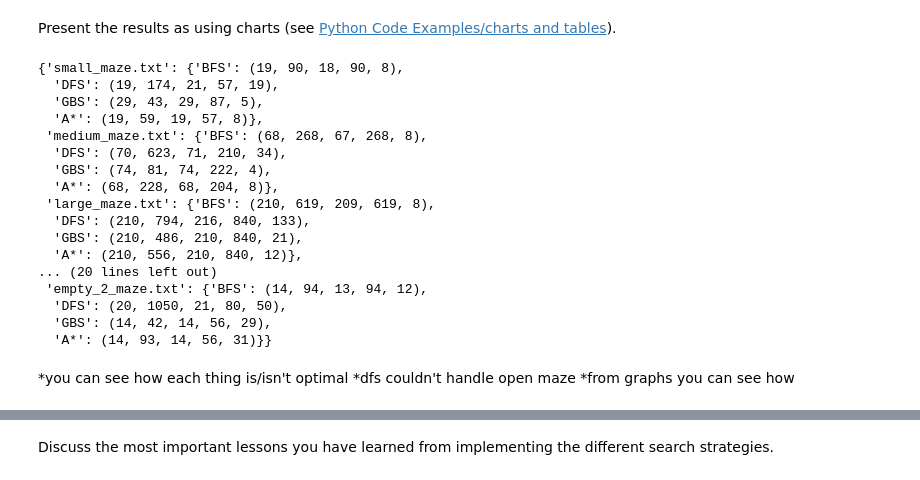
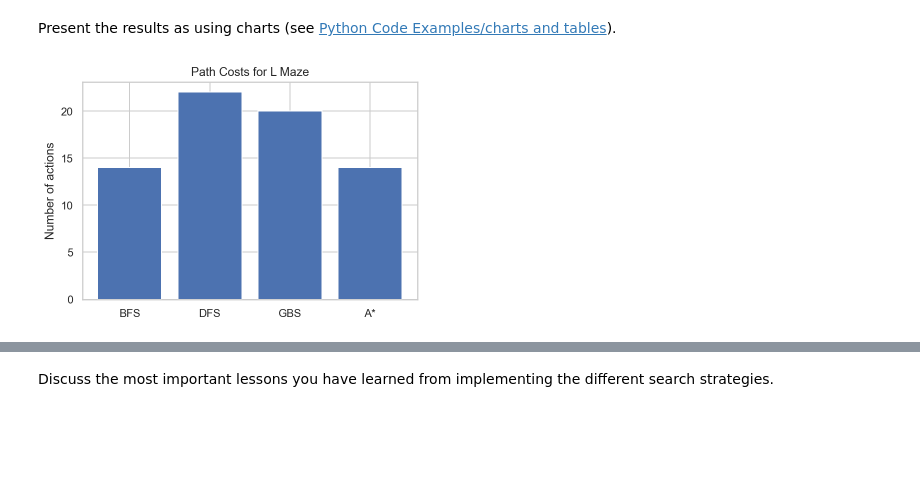
Before and after one commit to kirkwat/artificial-intelligence, a Jupyter notebook: assignment_3/Assignment_3.ipynb, the cells around one changed output, grey strips where cells are left out. Drawn from its saved outputs; the diff is of its cells as text; code cells hidden in the pictures; blank space fills up the shorter version.

```diff
--- a/assignment_3/Assignment_3.ipynb
+++ b/assignment_3/Assignment_3.ipynb
@@ -477,7 +479,7 @@ file_names = ["small_maze.txt","medium_maze.txt","large_maze.txt",
               "wall_maze.txt","open_maze.txt","loops_maze.txt",
               "L_maze.txt","empty_maze.txt","empty_2_maze.txt"]
 
-dfs_limits = [20,70,215,20,14,25,20,20,20]
+dfs_limits = [20,70,215,20,14,25,21,20,20]
 limit_index=0
 
 for file in file_names:
@@ -591,31 +593,22 @@ MAZE: loops_maze.txt
 ... (6 outputs left out)
 # %% [markdown]
 Present the results as using charts (see [Python Code Examples/charts and tables](../Python_Code_Examples/charts_and_tables.ipynb)).
-# %%
-#WHAT TO GRAPH
-    #a graph comparing paths for given maze
-    #a graph comparing explored for a given maze
-
-maze_results
-# %% [output]
-{'small_maze.txt': {'BFS': (19, 90, 18, 90, 8),
-  'DFS': (19, 174, 21, 57, 19),
-  'GBS': (29, 43, 29, 87, 5),
-  'A*': (19, 59, 19, 57, 8)},
- 'medium_maze.txt': {'BFS': (68, 268, 67, 268, 8),
-  'DFS': (70, 623, 71, 210, 34),
-  'GBS': (74, 81, 74, 222, 4),
-  'A*': (68, 228, 68, 204, 8)},
- 'large_maze.txt': {'BFS': (210, 619, 209, 619, 8),
-  'DFS': (210, 794, 216, 840, 133),
-  'GBS': (210, 486, 210, 840, 21),
-  'A*': (210, 556, 210, 840, 12)},
-... (20 lines left out)
- 'empty_2_maze.txt': {'BFS': (14, 94, 13, 94, 12),
-  'DFS': (20, 1050, 21, 80, 50),
-  'GBS': (14, 42, 14, 56, 29),
-  'A*': (14, 93, 14, 56, 31)}}
-# %% [markdown]
-*you can see how each thing is/isn't optimal
-*dfs couldn't handle open maze
-*from graphs you can see how
+# %%
+L_paths=dict()
+#get search paths for L_maze.txt
+for search in maze_results["L_maze.txt"]:
+    L_paths[search]=maze_results["L_maze.txt"][search][0]
+
+import matplotlib.pyplot as plt
+
+# add a grid to the plots
+import seaborn as sns
+sns.set(style="whitegrid")
+
+#display path cost for each search algo in L_maze
+plt.title("Path Costs for L Maze")
+plt.bar(range(len(L_paths)), list(L_paths.values()), tick_label=list(L_paths.keys()))
+plt.ylabel("Number of actions")
+plt.show()
+# %% [output]
+[figure, added]
```
Also changed, not shown: parts of 3 cells of this notebook.
